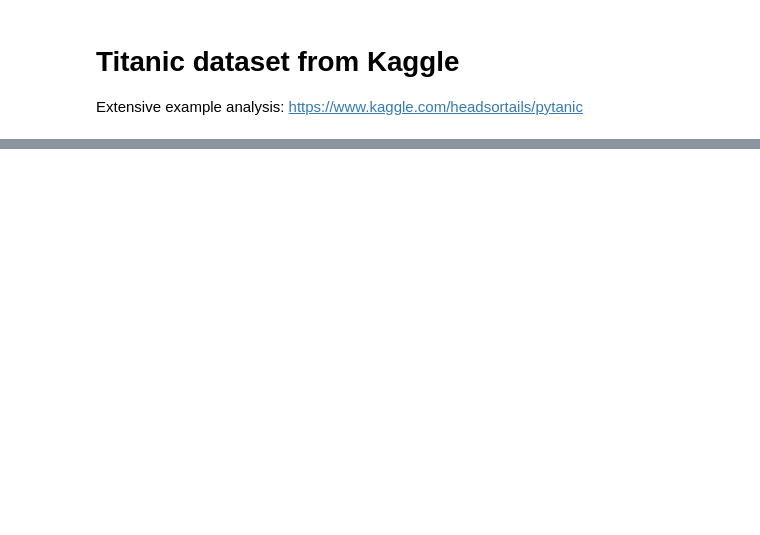
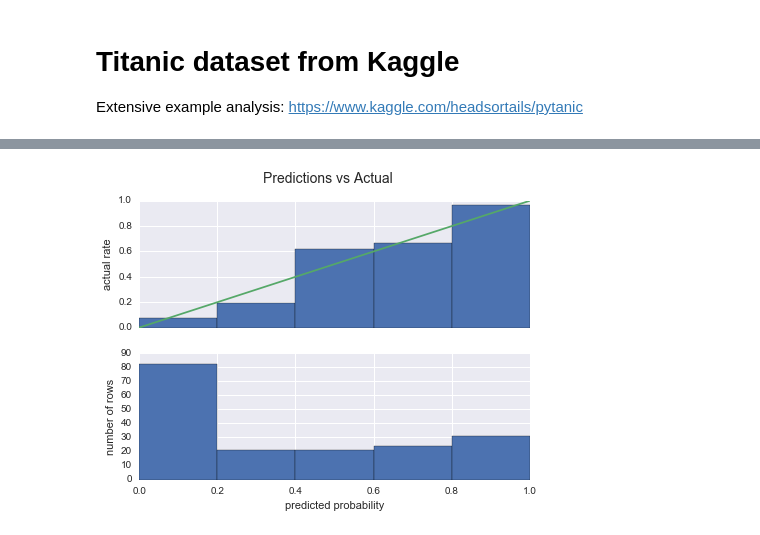
Before and after one commit to guacml/guacml, a Jupyter notebook: demos/titanic/demo.ipynb, the cells around one changed output, grey strips where cells are left out. Cells and saved outputs as stored; diff of their text form; code cells hidden in the pictures; blank space fills up the shorter version.

```diff
--- a/demos/titanic/demo.ipynb
+++ b/demos/titanic/demo.ipynb
@@ -50,0 +49,4 @@ Running step linear_model
+# %%
+intervals = ds.plots.predictions_vs_actual('xg_boost')
+# %% [output]
+[figure, added]
```
Also changed, not shown: parts of 6 cells of this notebook, 4 other files.
